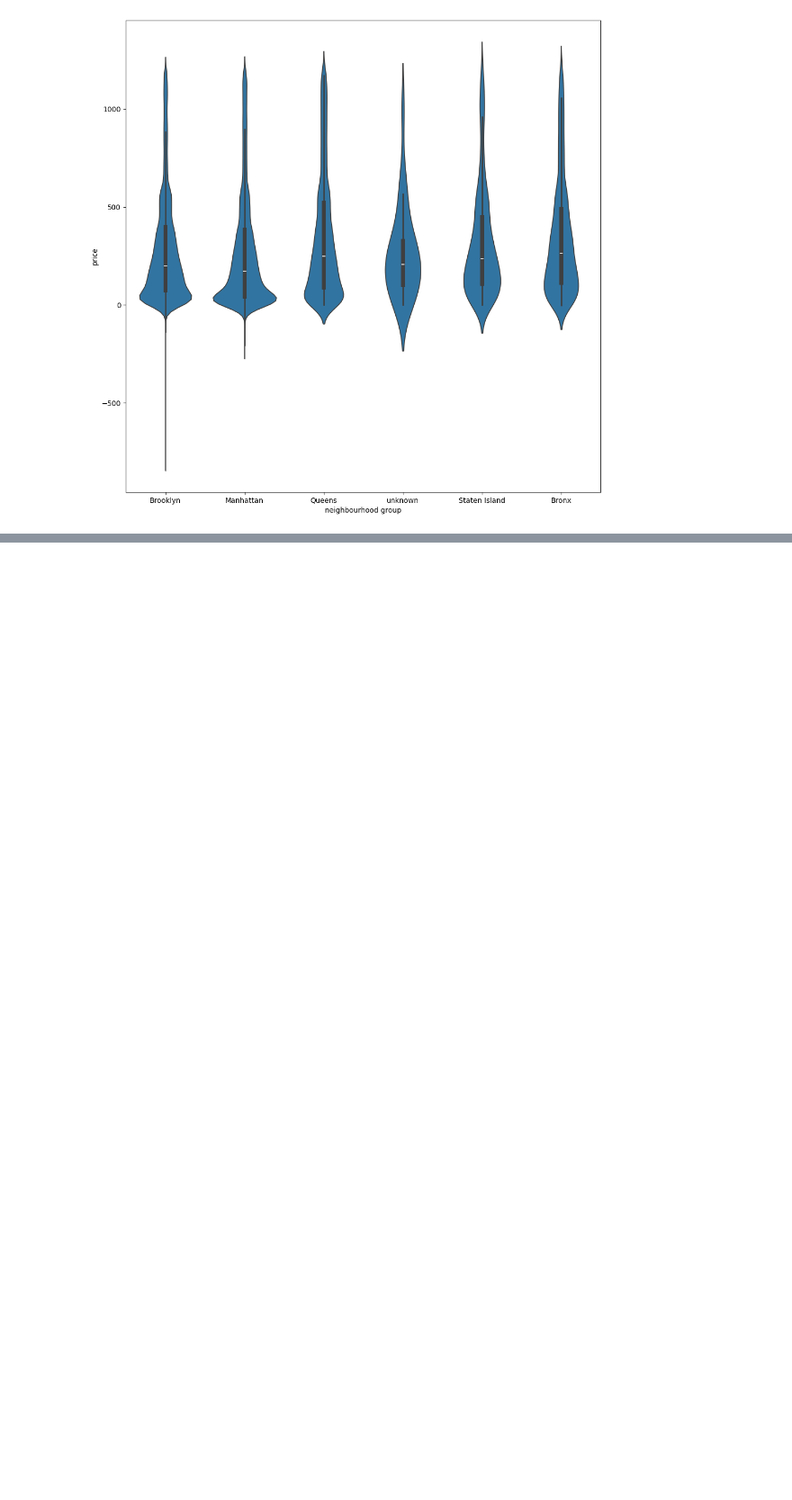
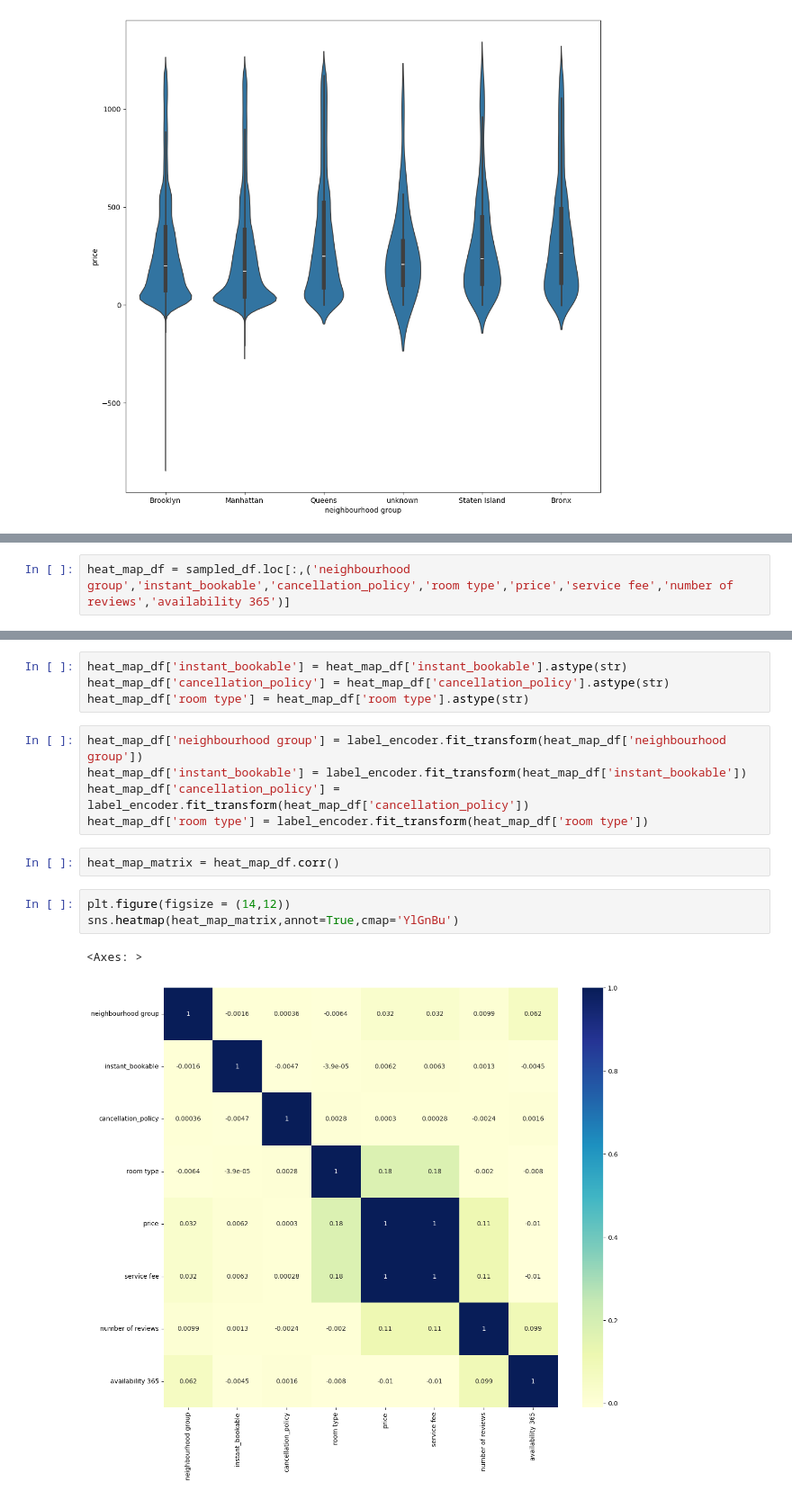
Before and after one commit to haneeth25/Airbnb_Open_Data, a Jupyter notebook: Airnd_data_visualization.ipynb, the cells around one changed output, grey strips where cells are left out. Shown at 90% size. Saved outputs shown, nothing was run; the diff lists cells and outputs as text; blank space fills up the shorter version.

```diff
--- a/Airnd_data_visualization.ipynb
+++ b/Airnd_data_visualization.ipynb
@@ -1074,0 +1080,2 @@ plt.show()
+# %%
+heat_map_df = sampled_df.loc[:,('neighbourhood group','instant_bookable','cancellation_policy','room type','price','service fee','number of reviews','availability 365')]
@@ -1074,0 +1111,17 @@ plt.show()
+# %%
+heat_map_df['instant_bookable'] = heat_map_df['instant_bookable'].astype(str)
+heat_map_df['cancellation_policy'] = heat_map_df['cancellation_policy'].astype(str)
+heat_map_df['room type'] = heat_map_df['room type'].astype(str)
+# %%
+heat_map_df['neighbourhood group'] = label_encoder.fit_transform(heat_map_df['neighbourhood group'])
+heat_map_df['instant_bookable'] = label_encoder.fit_transform(heat_map_df['instant_bookable'])
+heat_map_df['cancellation_policy'] = label_encoder.fit_transform(heat_map_df['cancellation_policy'])
+heat_map_df['room type'] = label_encoder.fit_transform(heat_map_df['room type'])
+# %%
+heat_map_matrix = heat_map_df.corr()
+# %%
+plt.figure(figsize = (14,12))
+sns.heatmap(heat_map_matrix,annot=True,cmap='YlGnBu')
+# %% [output]
+<Axes: >
+[figure, added]
```
Also changed, not shown: parts of 9 cells of this notebook.
